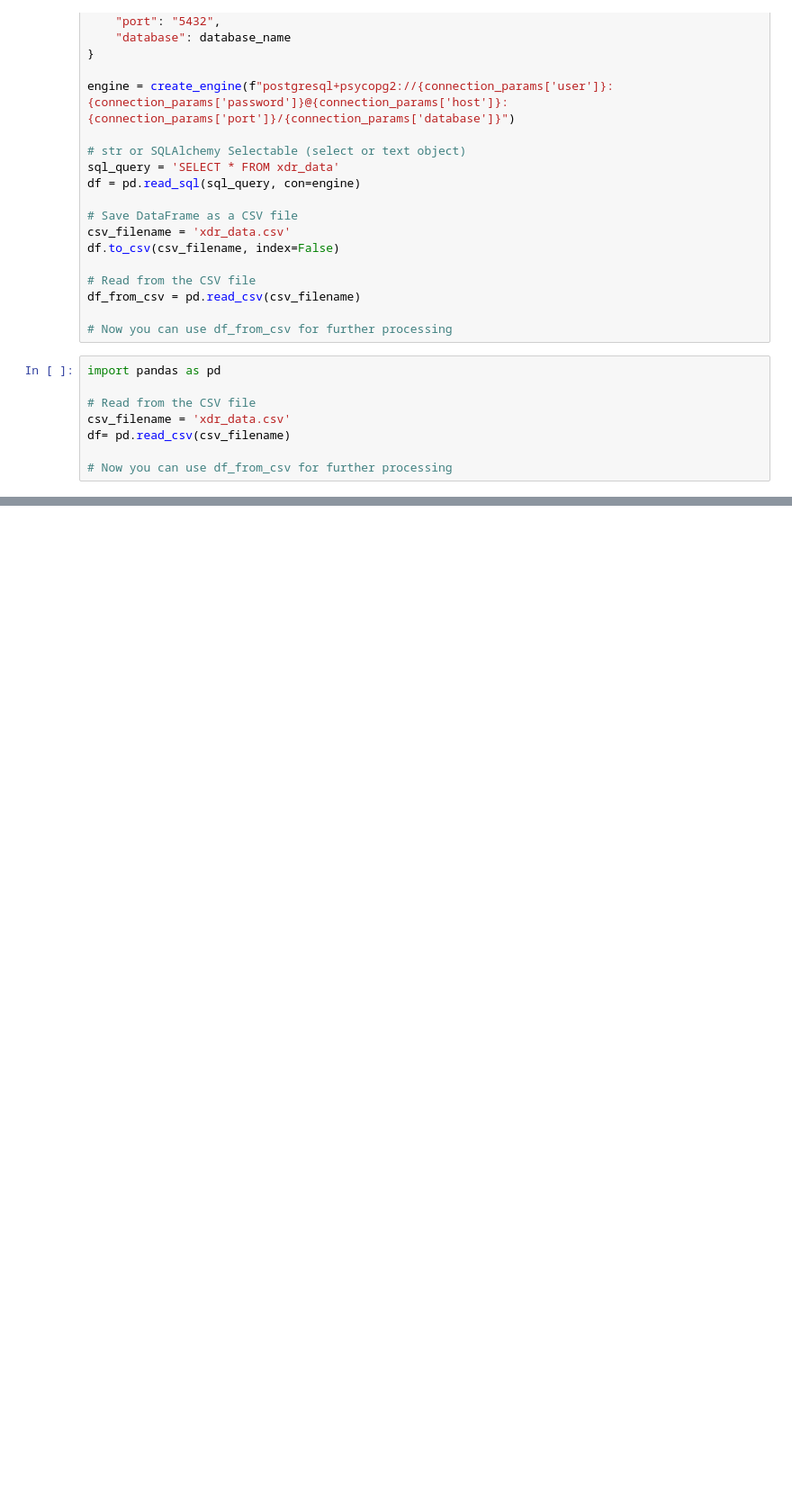
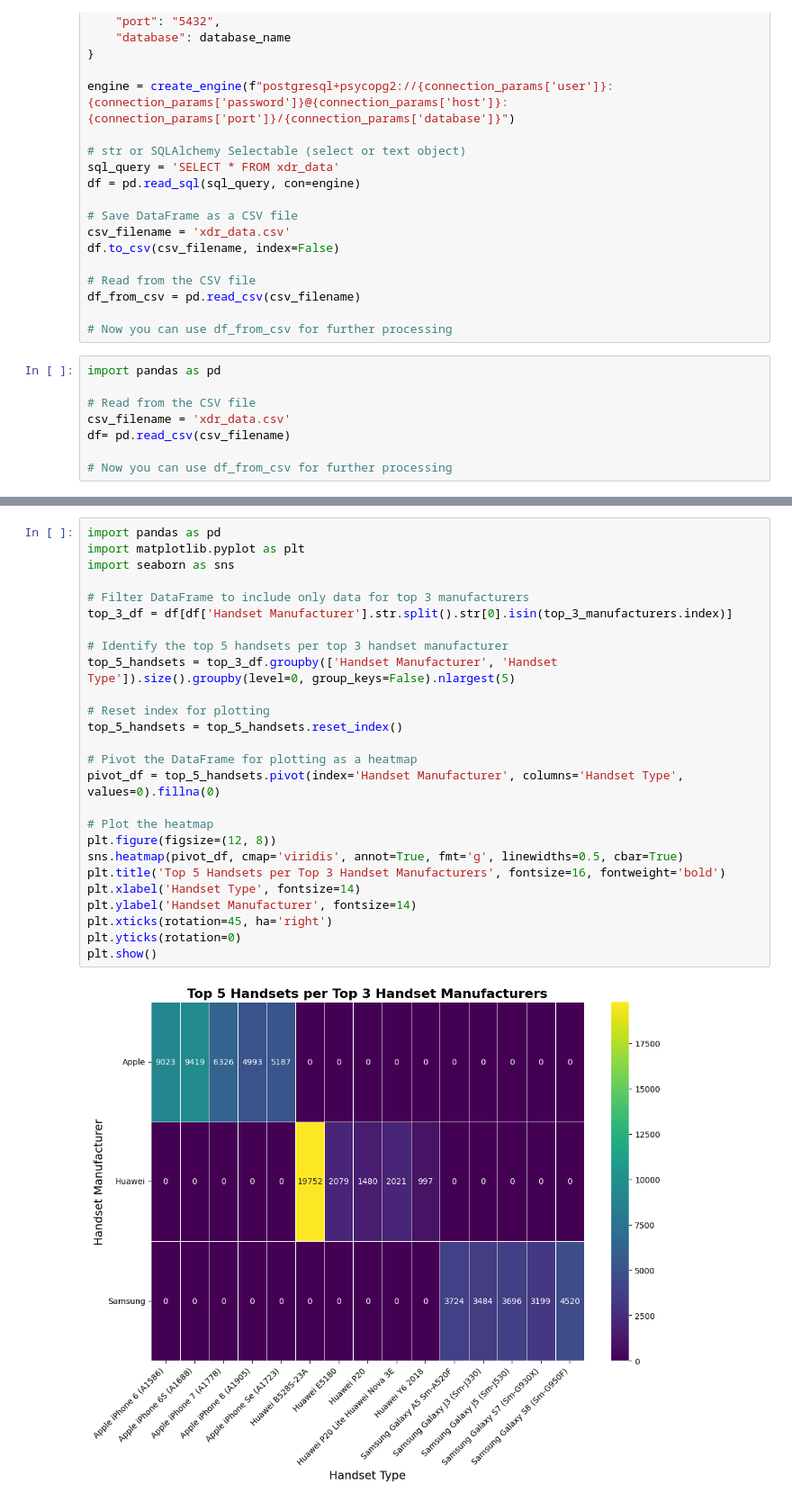
Before and after one commit to slykkkk/telecom_week1, a Jupyter notebook: notebooks/EDA.ipynb, the cells around one changed output, grey strips where cells are left out. Shown at 90% size. Cells and saved outputs as stored; diff of their text form; blank space fills up the shorter version.

```diff
--- a/notebooks/EDA.ipynb
+++ b/notebooks/EDA.ipynb
@@ -53,0 +76,28 @@ df
+# %%
+import pandas as pd
+import matplotlib.pyplot as plt
+import seaborn as sns
+
+# Filter DataFrame to include only data for top 3 manufacturers
+top_3_df = df[df['Handset Manufacturer'].str.split().str[0].isin(top_3_manufacturers.index)]
+
+# Identify the top 5 handsets per top 3 handset manufacturer
+top_5_handsets = top_3_df.groupby(['Handset Manufacturer', 'Handset Type']).size().groupby(level=0, group_keys=False).nlargest(5)
+
+# Reset index for plotting
+top_5_handsets = top_5_handsets.reset_index()
+
+# Pivot the DataFrame for plotting as a heatmap
+pivot_df = top_5_handsets.pivot(index='Handset Manufacturer', columns='Handset Type', values=0).fillna(0)
+
+# Plot the heatmap
+plt.figure(figsize=(12, 8))
+sns.heatmap(pivot_df, cmap='viridis', annot=True, fmt='g', linewidths=0.5, cbar=True)
+plt.title('Top 5 Handsets per Top 3 Handset Manufacturers', fontsize=16, fontweight='bold')
+plt.xlabel('Handset Type', fontsize=14)
+plt.ylabel('Handset Manufacturer', fontsize=14)
+plt.xticks(rotation=45, ha='right')
+plt.yticks(rotation=0)
+plt.show()
+# %% [output]
+[figure, added]
```
Also changed, not shown: parts of 3 cells of this notebook, 4 other files.
